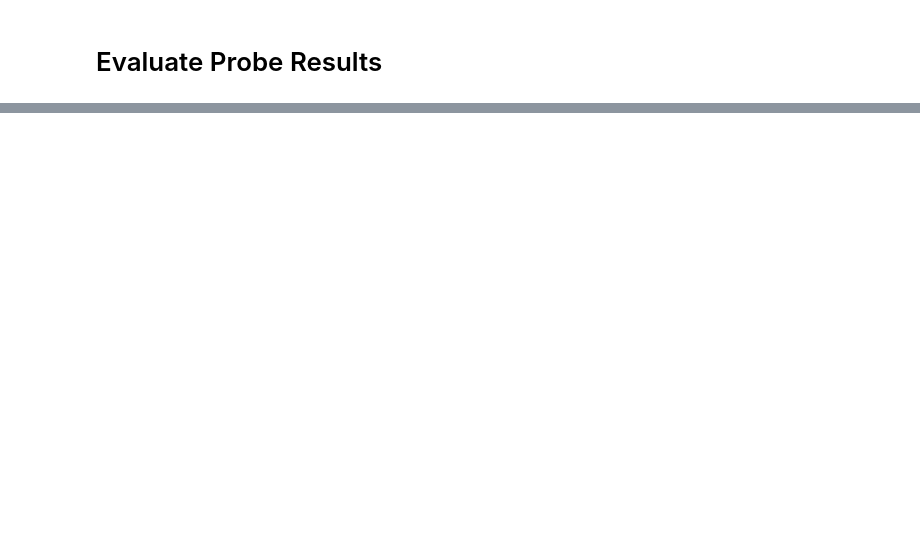
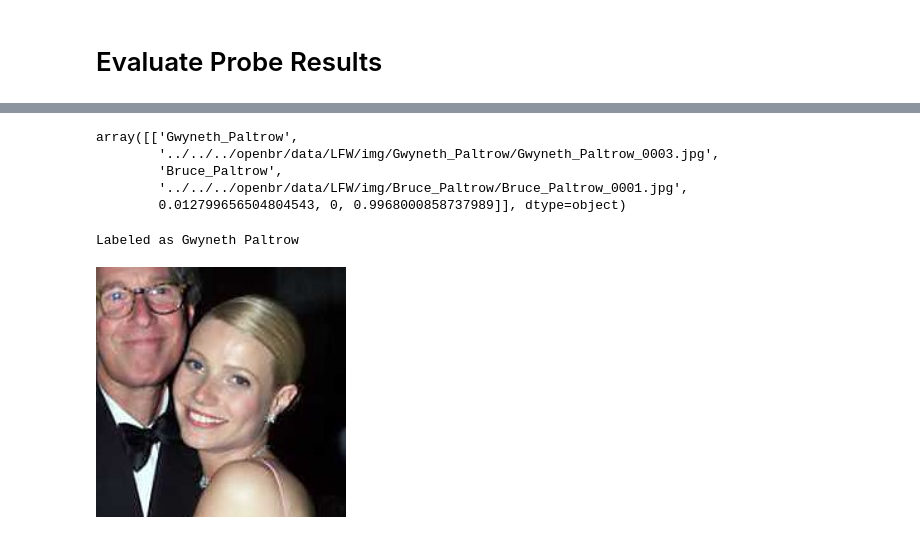
Before and after one commit to clemme/biometricsystems2016-frs, a Jupyter notebook: openface/evaluation/OpenFace_Evaluation.ipynb, the cells around one changed output, grey strips where cells are left out. Cells and saved outputs as stored; diff of their text form; code cells hidden in the pictures; blank space fills up the shorter version.

```diff
--- a/openface/evaluation/OpenFace_Evaluation.ipynb
+++ b/openface/evaluation/OpenFace_Evaluation.ipynb
@@ -102,0 +115,16 @@ s.head()
+# %%
+# Notice that the top scoring image is actually a couple
+# photo where the images are assigned to each individual
+templates[templates.index==4900].values
+# %% [output]
+array([['Gwyneth_Paltrow',
+        '../../../openbr/data/LFW/img/Gwyneth_Paltrow/Gwyneth_Paltrow_0003.jpg',
+        'Bruce_Paltrow',
+        '../../../openbr/data/LFW/img/Bruce_Paltrow/Bruce_Paltrow_0001.jpg',
+        0.012799656504804543, 0, 0.9968000858737989]], dtype=object)
+# %%
+print "Labeled as Gwyneth Paltrow"
+Image(filename='../../../openbr/data/LFW/img/Gwyneth_Paltrow/Gwyneth_Paltrow_0003.jpg')
+# %% [output]
+Labeled as Gwyneth Paltrow
+[figure, added]
```
Also changed, not shown: parts of 20 cells of this notebook, 9 other files.
